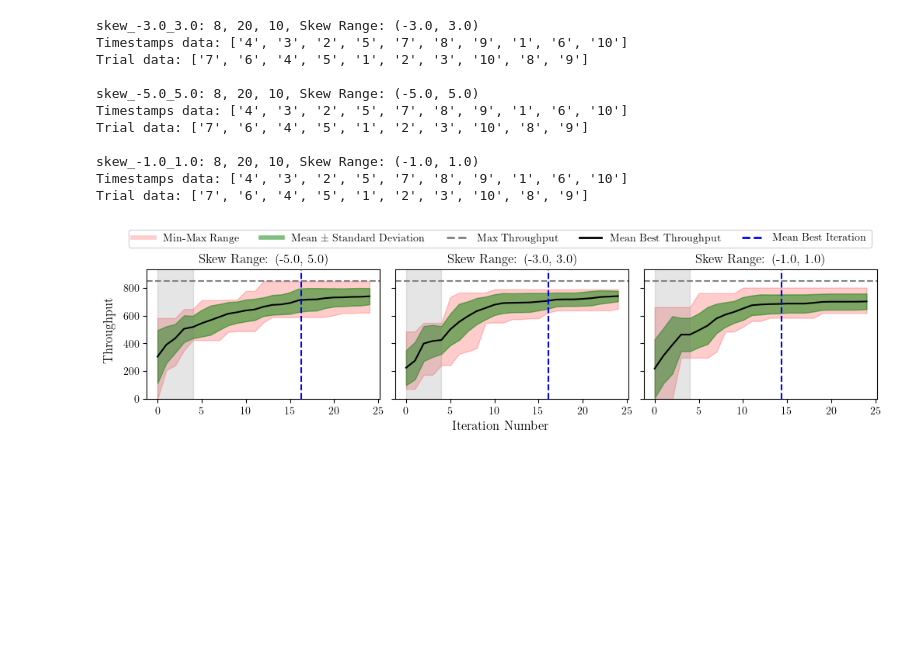
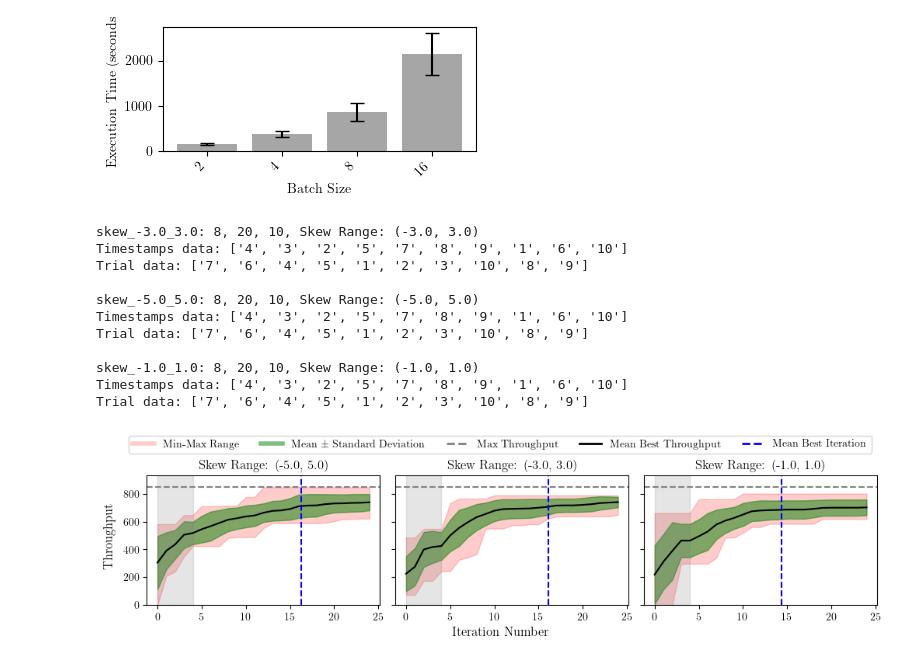
Before and after one commit to NathanRignall/llm-scheduling, a Jupyter notebook: notebooks/evaluate_outer.ipynb, the cells around one changed output. Drawn from its saved outputs; the diff is of its cells as text; code cells hidden in the pictures; blank space fills up the shorter version.

```diff
--- a/notebooks/evaluate_outer.ipynb
+++ b/notebooks/evaluate_outer.ipynb
@@ -262,16 +230,0 @@ Trial: 9, Max inv_rho_inc: 772.7097490759967, num_islands_DGX-B300: 18, skew_exp
-# %%
-# for batch size 16, print the max inv_rho_inc
-configs = []
-for batch_name, data in batch_data.items():
-    if data['batch'] == '16':
-        for trial_name, trial_df in data["trial_data"].items():
-            for index, row in trial_df.iterrows():
-                details = row.filter(regex='^(num_islands_|skew_exponent_)')
-                details_str = ', '.join(f"{k}: {v}" for k, v in details.items())
-                print(f"Trial: {trial_name}, Max inv_rho_inc: {trial_df['inv_rho_inc'].max()}, {details_str}")
-
-                configs.append({
-                    "trial_name": trial_name,
-                    "max_inv_rho_inc": trial_df['inv_rho_inc'].max(),
-                    **details.to_dict()
-                })
@@ -424,3 +231,59 @@ plt.savefig(f"{FIGURE_SAVE_LOCATION}{FIGURE_PREFILE}batch_deltas.pdf", bbox_inch
+# %%
+# Plot time deltas for each batch
+
+# for each batch
+batch_deltas = {}
+for i, (batch_name, data) in enumerate(batch_data.items()):
+
+    # for each trial extract the iteration number with the best throughput
+    deltas = []
+    for trial_name, trial_df in data["trial_data"].items():
+        # start is index 0 and end is index -1
+        start_time = data["timestamps_data"][trial_name].iloc[0]["timestamp"]
+        end_time = data["timestamps_data"][trial_name].iloc[-1]["timestamp"]
+
+        # convert to datetime and calculate the delta
+        delta = pd.to_datetime(end_time) - pd.to_datetime(start_time)
+        deltas.append(delta.total_seconds())
+
+    # store the deltas in the batch_deltas dictionary
+    batch_deltas[batch_name] = {
+        "batch": data["batch"],
+        "iteration": data["iteration"],
+        "runs": data["runs"],
+        "deltas": deltas
+    }
+
+# plot a bar chart of the deltas with error bars
+fig, ax = plt.subplots(figsize=(4, 2))
+
+# sort the batch_deltas by batch size (as integer)
+batch_deltas = dict(sorted(batch_deltas.items(), key=lambda item: int(item[1]['batch'])))
+
+# create a DataFrame from the batch_deltas
+df_deltas = pd.DataFrame.from_dict(batch_deltas, orient='index')
+
+# prepare x positions and labels
+x = np.arange(len(df_deltas))
+batch_sizes = df_deltas['batch']
+
+# compute mean and std of deltas
+means = df_deltas['deltas'].apply(np.mean)
+errors = df_deltas['deltas'].apply(np.std)
+
+# plot the bars
+ax.bar(x, means, yerr=errors, capsize=5, color='gray', alpha=0.7)
+
+# set axis labels and ticks to batch sizes
+ax.set_xlabel("Batch Size")
+ax.set_ylabel("Execution Time (seconds)")
+ax.set_xticks(x)
+ax.set_xticklabels(batch_sizes, rotation=45, ha='right')
+
+plt.tight_layout()
+plt.savefig(f"{FIGURE_SAVE_LOCATION}{FIGURE_PREFILE}batch_deltas.pdf", bbox_inches='tight')
+# %% [output]
+[figure, added]
 # %%
 # Load skew data
 
```
Also changed, not shown: parts of 9 cells of this notebook, 5 other files.
